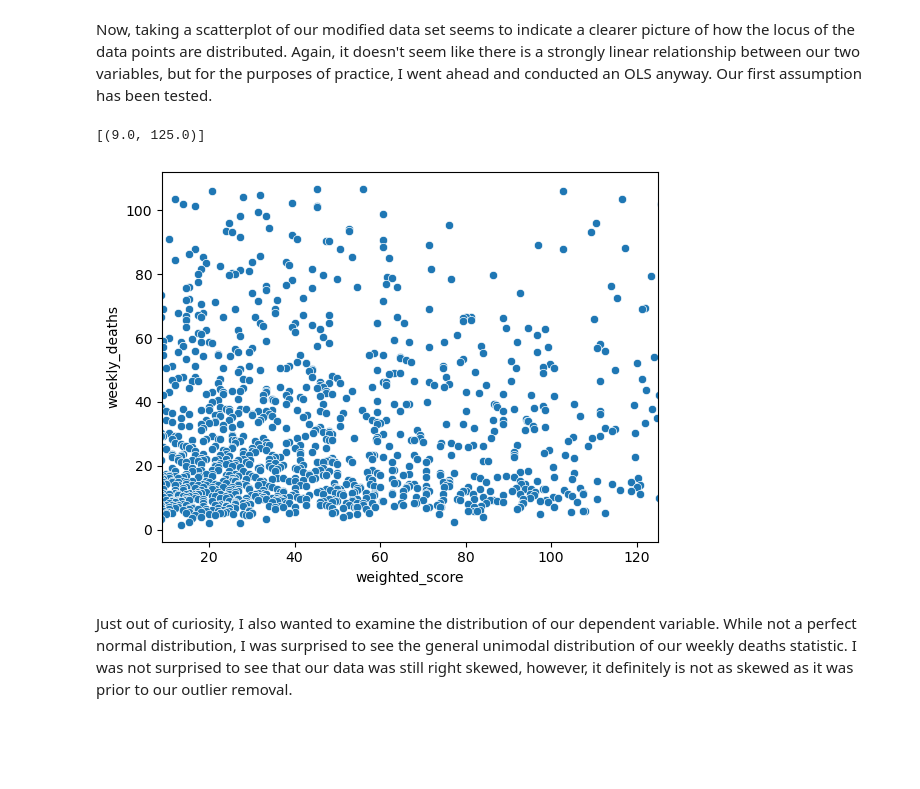
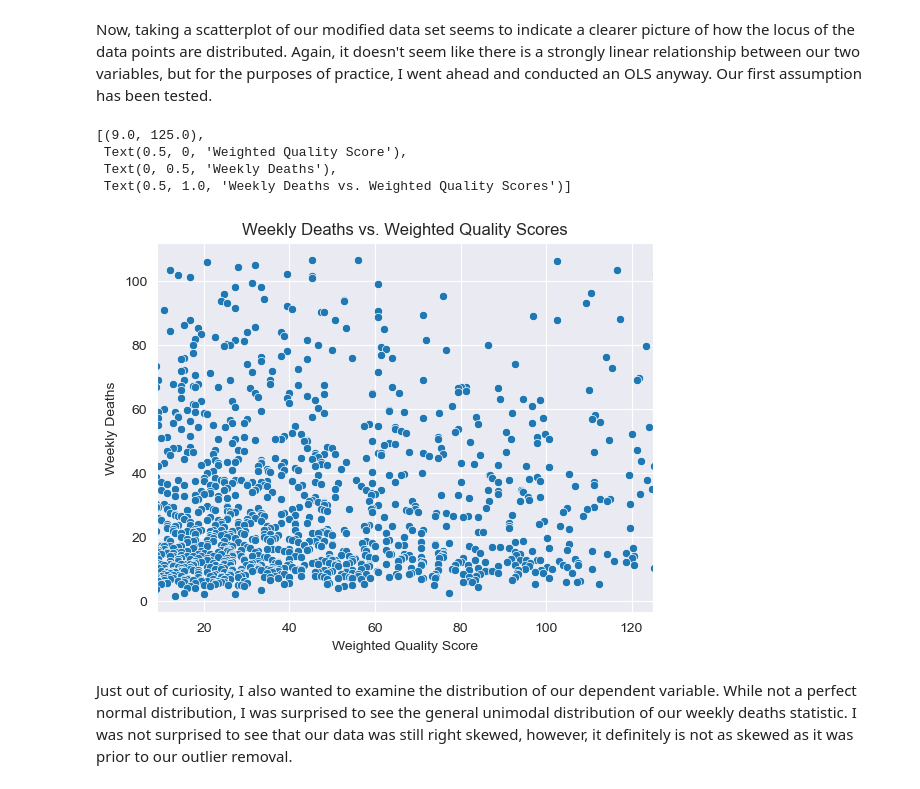
Before and after one commit to csayani/Covid-Mortality-Analysis, a Jupyter notebook: Covid_Mortality_Analysis.ipynb, the cells around one changed output. Saved outputs shown, nothing was run; the diff lists cells and outputs as text; code cells hidden in the pictures; blank space fills up the shorter version.

```diff
--- a/Covid_Mortality_Analysis.ipynb
+++ b/Covid_Mortality_Analysis.ipynb
@@ -170,4 +170,6 @@ Finally, since our Linear Model requires an analysis between two continuous vari
 ### Checking Assumptions: Cleaning up the data
 
 Due to the uneven distribution and large amount of data points, attempting to examine the visual relationship between our two variables seems difficult at first glance. For example, take the scatterplot below:
+# %%
+sns.set_style("darkgrid")
 # %%
@@ -212,10 +217,13 @@ cleared_IQR
 # %% [markdown]
 Now, taking a scatterplot of our modified data set seems to indicate a clearer picture of how the locus of the data points are distributed. Again, it doesn't seem like there is a strongly linear relationship between our two variables, but for the purposes of practice, I went ahead and conducted an OLS anyway. Our first assumption has been tested.
 # %%
-sns.scatterplot(x=cleared_IQR['weighted_score'],y=cleared_IQR['weekly_deaths']).set(xlim=(9,125))
+sns.scatterplot(x=cleared_IQR['weighted_score'],y=cleared_IQR['weekly_deaths']).set(xlim=(9,125), xlabel = 'Weighted Quality Score', ylabel = 'Weekly Deaths', title = 'Weekly Deaths vs. Weighted Quality Scores')
 # %% [output]
-[(9.0, 125.0)]
+[(9.0, 125.0),
+ Text(0.5, 0, 'Weighted Quality Score'),
+ Text(0, 0.5, 'Weekly Deaths'),
+ Text(0.5, 1.0, 'Weekly Deaths vs. Weighted Quality Scores')]
-[figure, old version]
+[figure, new version]
 # %% [markdown]
 Just out of curiosity, I also wanted to examine the distribution of our dependent variable. While not a perfect normal distribution, I was surprised to see the general unimodal distribution of our weekly deaths statistic. I was not surprised to see that our data was still right skewed, however, it definitely is not as skewed as it was prior to our outlier removal.
 # %%
```
Also changed, not shown: parts of 15 cells of this notebook.
